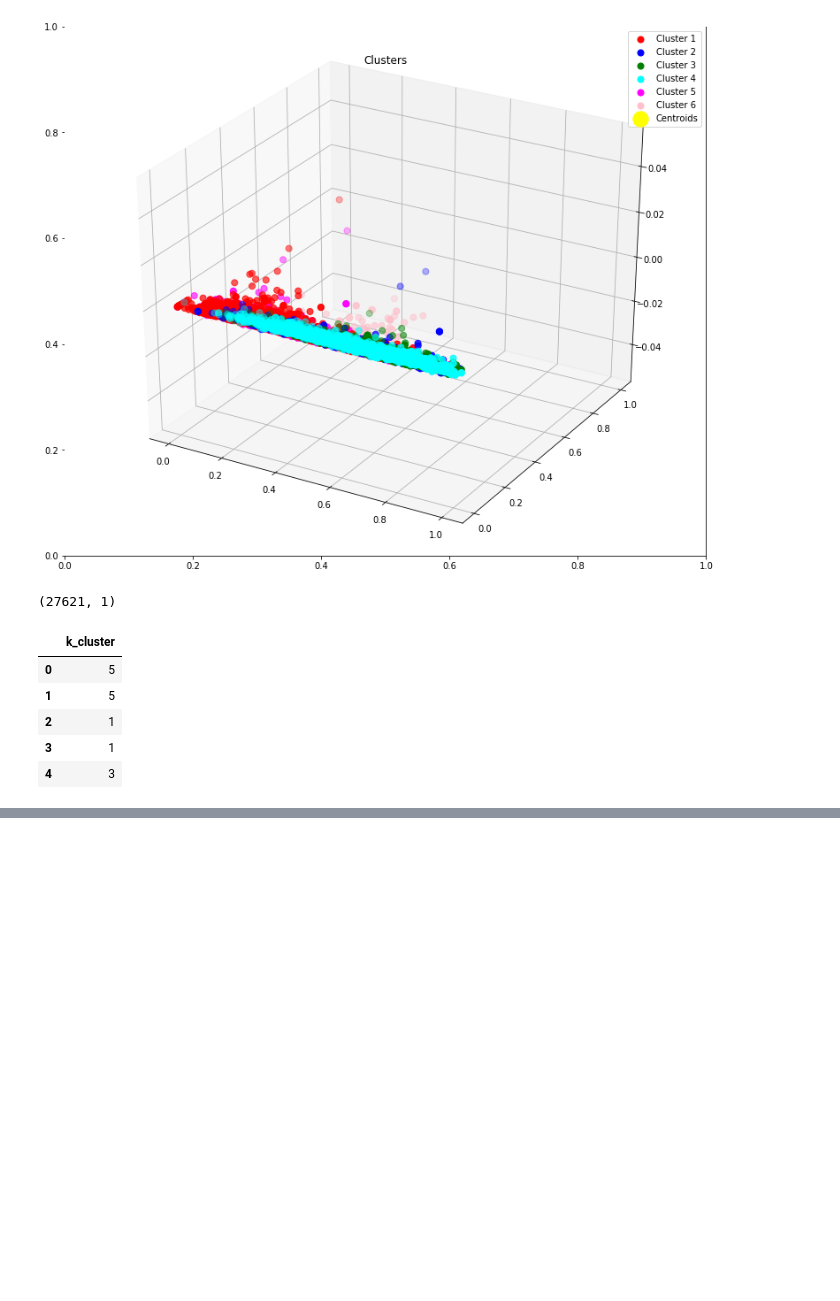
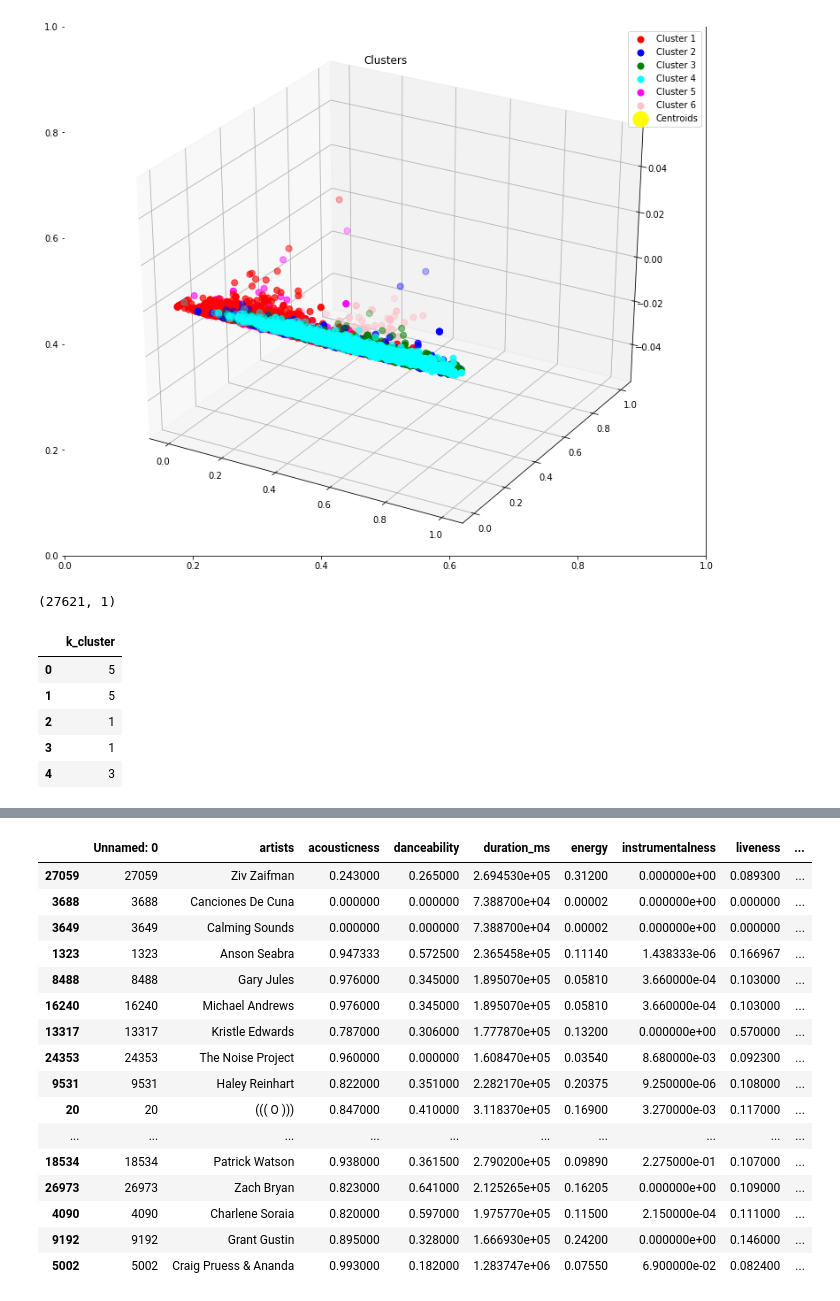
Before and after one commit to cwright98/Final-Project, a Jupyter notebook: Untitled.ipynb, the cells around one changed output, grey strips where cells are left out. Saved outputs shown, nothing was run; the diff lists cells and outputs as text; code cells hidden in the pictures; blank space fills up the shorter version.

Commit message:
adding csv of skimmed top 30 genres from each cluster. Updating ipynb as well

```diff
--- a/Untitled.ipynb
+++ b/Untitled.ipynb
@@ -114,0 +124,3 @@ df_cluster.to_csv(r'clusteredArtists.csv')
+# %%
+top30=pd.DataFrame(columns=["artists",  "acousticness", "danceability", "duration_ms", "energy", "instrumentalness", "liveness", "loudness", "speechiness", "tempo", "valence",
+                            "popularity", "key", "mode", "count", "k_cluster"])
@@ -114,0 +131,2 @@ df_cluster.to_csv(r'clusteredArtists.csv')
+# %%
+df_cluster=pd.read_csv(r'clusteredArtists.csv')
@@ -114,0 +151,5 @@ df_cluster.to_csv(r'clusteredArtists.csv')
+# %%
+for x in range(6):
+    print(x)
+    y=df_cluster.loc[df_cluster['k_cluster']==x].sort_values('popularity', ascending=False).nlargest(columns='popularity', n=30)
+    top30=pd.concat([y, top30])
@@ -114,0 +179,20 @@ df_cluster.to_csv(r'clusteredArtists.csv')
+# %%
+df_cluster.loc[df_cluster['k_cluster']==x].sort_values('popularity', ascending=False).nlargest(columns='popularity', n=30)
+# %% [output]
+|  | Unnamed: 0 | artists | acousticness | danceability | duration_ms | energy | instrumentalness | liveness | ... |
+| 27059 | 27059 | Ziv Zaifman | 0.243000 | 0.265000 | 2.694530e+05 | 0.31200 | 0.000000e+00 | 0.089300 | ... |
+| 3688 | 3688 | Canciones De Cuna | 0.000000 | 0.000000 | 7.388700e+04 | 0.00002 | 0.000000e+00 | 0.000000 | ... |
+| 3649 | 3649 | Calming Sounds | 0.000000 | 0.000000 | 7.388700e+04 | 0.00002 | 0.000000e+00 | 0.000000 | ... |
+| 1323 | 1323 | Anson Seabra | 0.947333 | 0.572500 | 2.365458e+05 | 0.11140 | 1.438333e-06 | 0.166967 | ... |
+| 8488 | 8488 | Gary Jules | 0.976000 | 0.345000 | 1.895070e+05 | 0.05810 | 3.660000e-04 | 0.103000 | ... |
+| 16240 | 16240 | Michael Andrews | 0.976000 | 0.345000 | 1.895070e+05 | 0.05810 | 3.660000e-04 | 0.103000 | ... |
+| 13317 | 13317 | Kristle Edwards | 0.787000 | 0.306000 | 1.777870e+05 | 0.13200 | 0.000000e+00 | 0.570000 | ... |
+| 24353 | 24353 | The Noise Project | 0.960000 | 0.000000 | 1.608470e+05 | 0.03540 | 8.680000e-03 | 0.092300 | ... |
+| 9531 | 9531 | Haley Reinhart | 0.822000 | 0.351000 | 2.282170e+05 | 0.20375 | 9.250000e-06 | 0.108000 | ... |
+| 20 | 20 | ((( O ))) | 0.847000 | 0.410000 | 3.118370e+05 | 0.16900 | 3.270000e-03 | 0.117000 | ... |
+| ... | ... | ... | ... | ... | ... | ... | ... | ... | ... |
+| 18534 | 18534 | Patrick Watson | 0.938000 | 0.361500 | 2.790200e+05 | 0.09890 | 2.275000e-01 | 0.107000 | ... |
+| 26973 | 26973 | Zach Bryan | 0.823000 | 0.641000 | 2.125265e+05 | 0.16205 | 0.000000e+00 | 0.109000 | ... |
+| 4090 | 4090 | Charlene Soraia | 0.820000 | 0.597000 | 1.975770e+05 | 0.11500 | 2.150000e-04 | 0.111000 | ... |
+| 9192 | 9192 | Grant Gustin | 0.895000 | 0.328000 | 1.666930e+05 | 0.24200 | 0.000000e+00 | 0.146000 | ... |
+| 5002 | 5002 | Craig Pruess & Ananda | 0.993000 | 0.182000 | 1.283747e+06 | 0.07550 | 6.900000e-02 | 0.082400 | ... |
```
Also changed, not shown: parts of 11 cells of this notebook, 2 other files.
